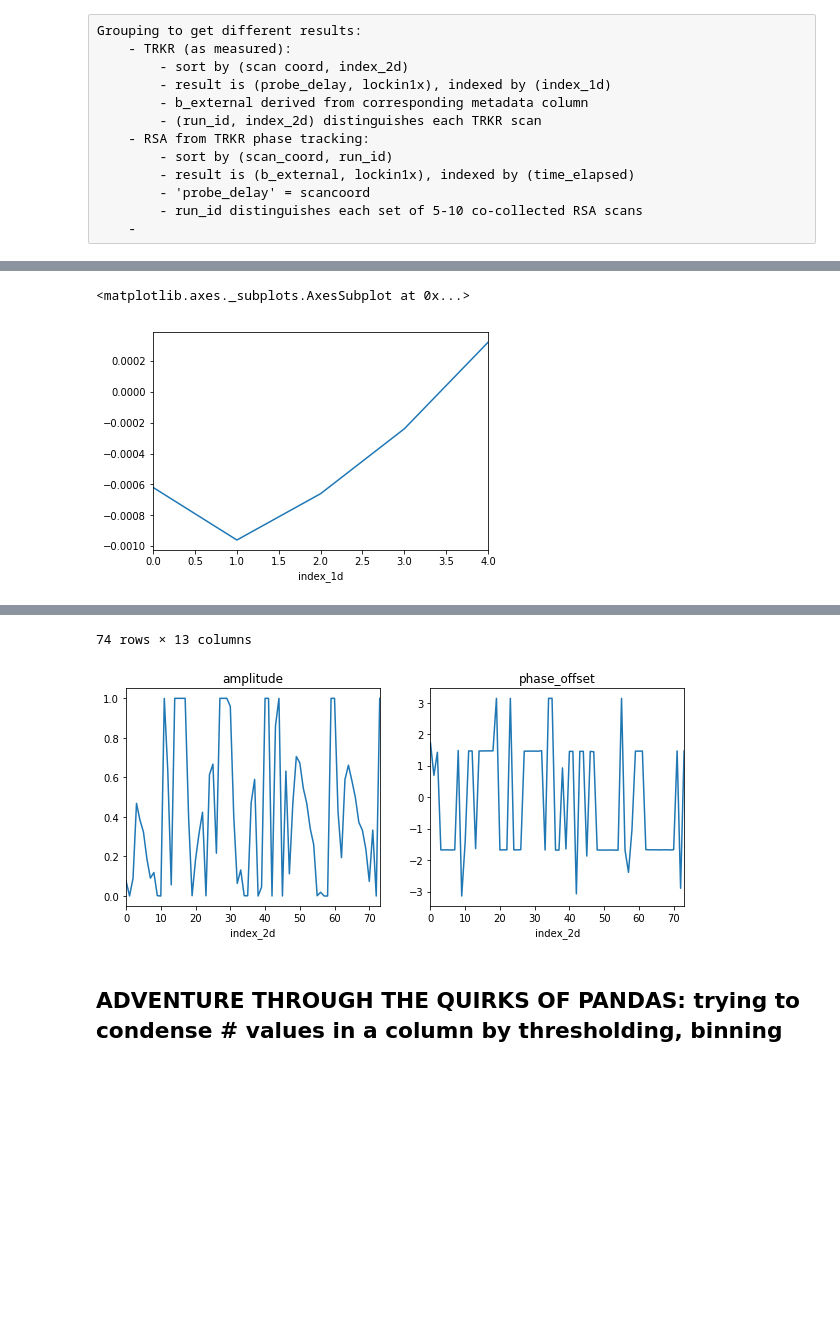
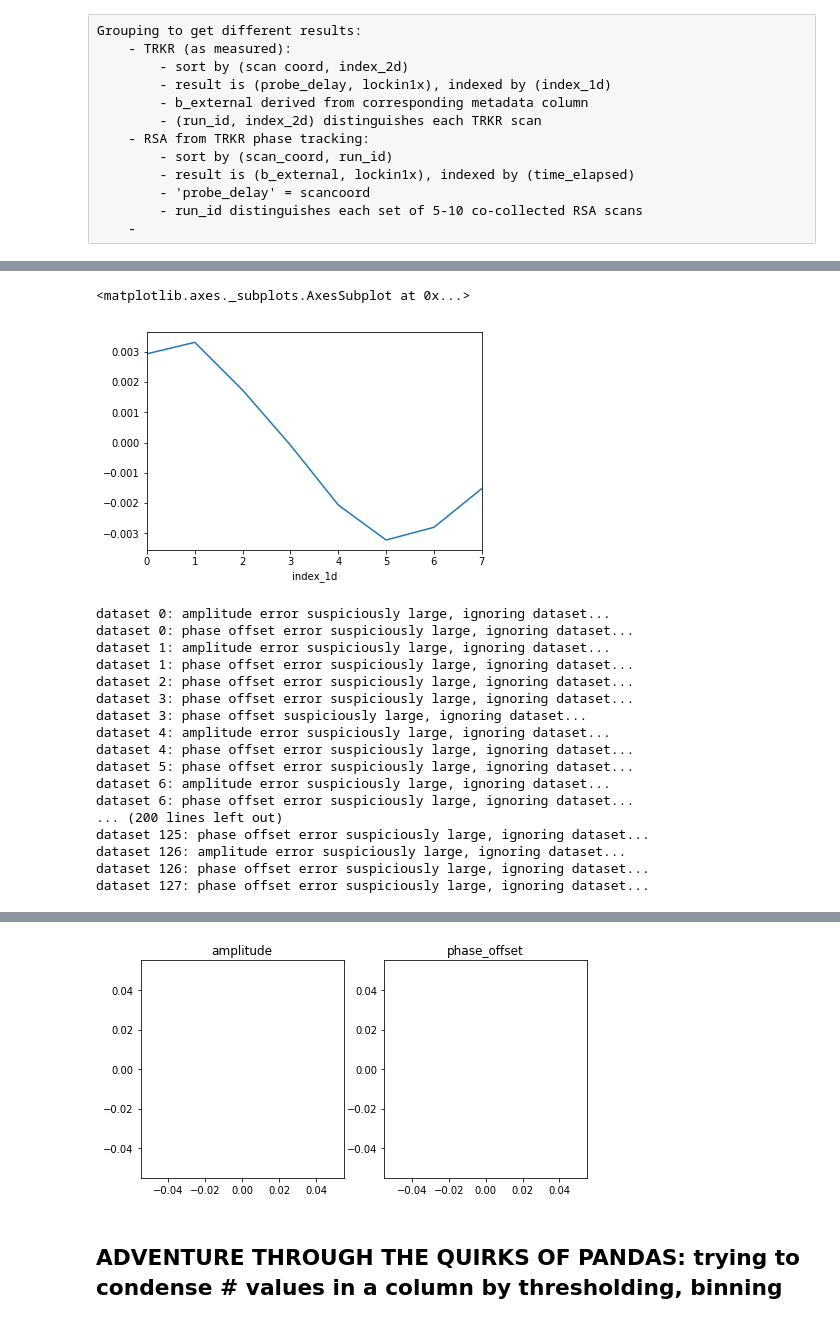
Before and after one commit to mwmacmahon/experimentdataanalysis, a Jupyter notebook: TRKR Phase Analysis via Pandas.ipynb, the cells around one changed output, grey strips where cells are left out. Cells and saved outputs as stored; diff of their text form; code cells hidden in the pictures; blank space fills up the shorter version.

Commit message:
jupyterthemes added to environment.yml, factored out data creation w/ random seed support, misc improvements

```diff
--- a/TRKR Phase Analysis via Pandas.ipynb
+++ b/TRKR Phase Analysis via Pandas.ipynb
@@ -136,7 +136,7 @@ TERMINOLOGY:
        being stored in table entries rather than the metadata dictionary.
 # %%
 # REQUIRED: directory containing 2D scans
-parent_dir = ('C:\\Data\\apr2017\\170411\\')
+parent_dir = ('C:\\Data\\apr2017')
 
 # REQUIRED: data storage format information
 num_headerlines = 4
@@ -152,7 +152,7 @@ if run_criteria is not 'directory':
 
 # OPTIONAL: info_dict-based filtering, fcns returning False if data should be ignored
 filter_fcns = [
-               lambda info_dict: info_dict.get("TestPhaseShift Experiment #") == 5,
+               lambda info_dict: info_dict.get("TestPhaseShift Experiment #") == 2,
                lambda info_dict: info_dict.get("# repeats", 1) <= 2,
                lambda info_dict: "alignment" not in info_dict.get("Filepath"),
               ]
@@ -615,7 +614,7 @@ def residuals_fitfcn_cosine(params, delay_time, b_external, measured_data=None):
 # %%
 from lmfit import Parameters
 
-params_guesses = [('gfactor',        {'value' : 0.439,
+params_guesses = [('gfactor',        {'value' : 0.435,
                                       'vary'  : False}),
                   ('amplitude',      {'value' : 1e-3,
                                       'min'   : 0.0,
@@ -624,8 +623,8 @@ params_guesses = [('gfactor',        {'value' : 0.439,
                                       'min'   : -np.pi,
                                       'max'   : +np.pi}),
                   ('y_offset',       {'value' : 0.0,
-                                      'min'   : -1e-3,
-                                      'max'   : +1e-3}),
+                                      'min'   : -2e-3,
+                                      'max'   : +2e-3}),
                  ]
 
 fit_params = Parameters()
@@ -655,7 +654,7 @@ df.tail(15)
 df.loc[0, 5]['lockin1x'].plot()
 # %% [output]
 <matplotlib.axes._subplots.AxesSubplot at 0x...>
-[figure, old version]
+[figure, new version]
 # %%
 run_df = df.xs(0, level='run_id')
 residuals_fcn = residuals_fitfcn_cosine
@@ -672,14 +671,62 @@ dataset_results, new_df = \
                                 column_aggregation_dict=column_aggregation_dict,  # keywords only!
                                 keep_const_columns=keep_const_columns)
 new_df = new_df.unstack()
-plt.figure(figsize=(10,4))
+
+good_result_indices = []
+for dataset_index, result in enumerate(dataset_results):
+    red_flag = False
+    if result.params['amplitude'].stderr > 1:
+        print("dataset {}: ".format(dataset_index) +
+              "amplitude error suspiciously large, ignoring dataset...")
+        red_flag = True
+    if result.params['phase_offset'].stderr > 20 * np.pi:
+        print("dataset {}: ".format(dataset_index) +
+              "phase offset error suspiciously large, ignoring dataset...")
+        red_flag = True
+    if np.abs(result.params['phase_offset'].value) > 0.9 * np.pi:
+        print("dataset {}: ".format(dataset_index) +
+              "phase offset suspiciously large, ignoring dataset...")
+        red_flag = True
+    if not red_flag:
+        good_result_indices.append(dataset_index)
+trimmed_df = new_df.iloc[good_result_indices]
+
+plt.figure(figsize=(8,4))
 ax1 = plt.subplot(1,2,1)
-new_df['amplitude'].plot.line(ax=ax1)
+plt.errorbar(x=trimmed_df.index, y=trimmed_df.amplitude, yerr=trimmed_df.amplitude_error)
+# new_df['amplitude'].plot.line(ax=ax1)
 plt.title('amplitude')
 ax2 = plt.subplot(1,2,2)
-new_df['phase_offset'].plot.line(ax=ax2)
+plt.errorbar(x=trimmed_df.index, y=trimmed_df.phase_offset, yerr=trimmed_df.phase_offset_error)
+# new_df['phase_offset'].plot.line(ax=ax2)
 plt.title('phase_offset')
-new_df
+new_df.head()
+
+# plt.figure(figsize=(10,4))
+# ax1 = plt.subplot(1,2,1)
+# new_df['amplitude'].plot.line(ax=ax1)
+# plt.title('amplitude')
+# ax2 = plt.subplot(1,2,2)
+# new_df['phase_offset'].plot.line(ax=ax2)
+# plt.title('phase_offset')
+# new_df
 # %% [output]
+dataset 0: amplitude error suspiciously large, ignoring dataset...
+dataset 0: phase offset error suspiciously large, ignoring dataset...
+dataset 1: amplitude error suspiciously large, ignoring dataset...
+dataset 1: phase offset error suspiciously large, ignoring dataset...
+dataset 2: phase offset error suspiciously large, ignoring dataset...
+dataset 3: phase offset error suspiciously large, ignoring dataset...
+dataset 3: phase offset suspiciously large, ignoring dataset...
+dataset 4: amplitude error suspiciously large, ignoring dataset...
+dataset 4: phase offset error suspiciously large, ignoring dataset...
+dataset 5: phase offset error suspiciously large, ignoring dataset...
+dataset 6: amplitude error suspiciously large, ignoring dataset...
+dataset 6: phase offset error suspiciously large, ignoring dataset...
+... (200 lines left out)
+dataset 125: phase offset error suspiciously large, ignoring dataset...
+dataset 126: amplitude error suspiciously large, ignoring dataset...
+dataset 126: phase offset error suspiciously large, ignoring dataset...
+dataset 127: phase offset error suspiciously large, ignoring dataset...
 |  | amplitude | amplitude_error | b_external | file_index | gfactor | n_repeats | phase_offset | ... |
 | index_2d |  |  |  |  |  |  |  | ... |
@@ -702,5 +738,4 @@ new_df
-74 rows × 13 columns
-[figure, old version]
+[figure, new version]
 # %%
 # df = TRKR_fit_dataframe
 # df = df.reset_index()
```
Also changed, not shown: parts of 7 cells of this notebook, 2 other files.
